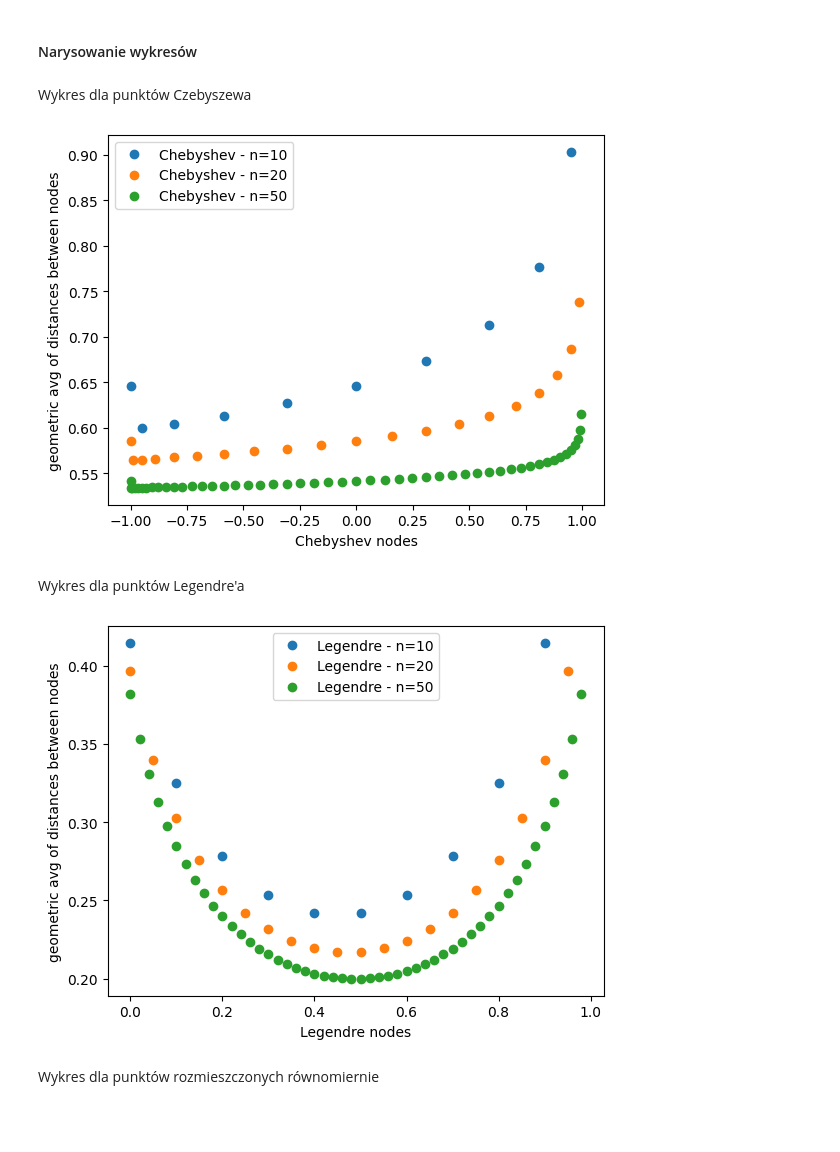
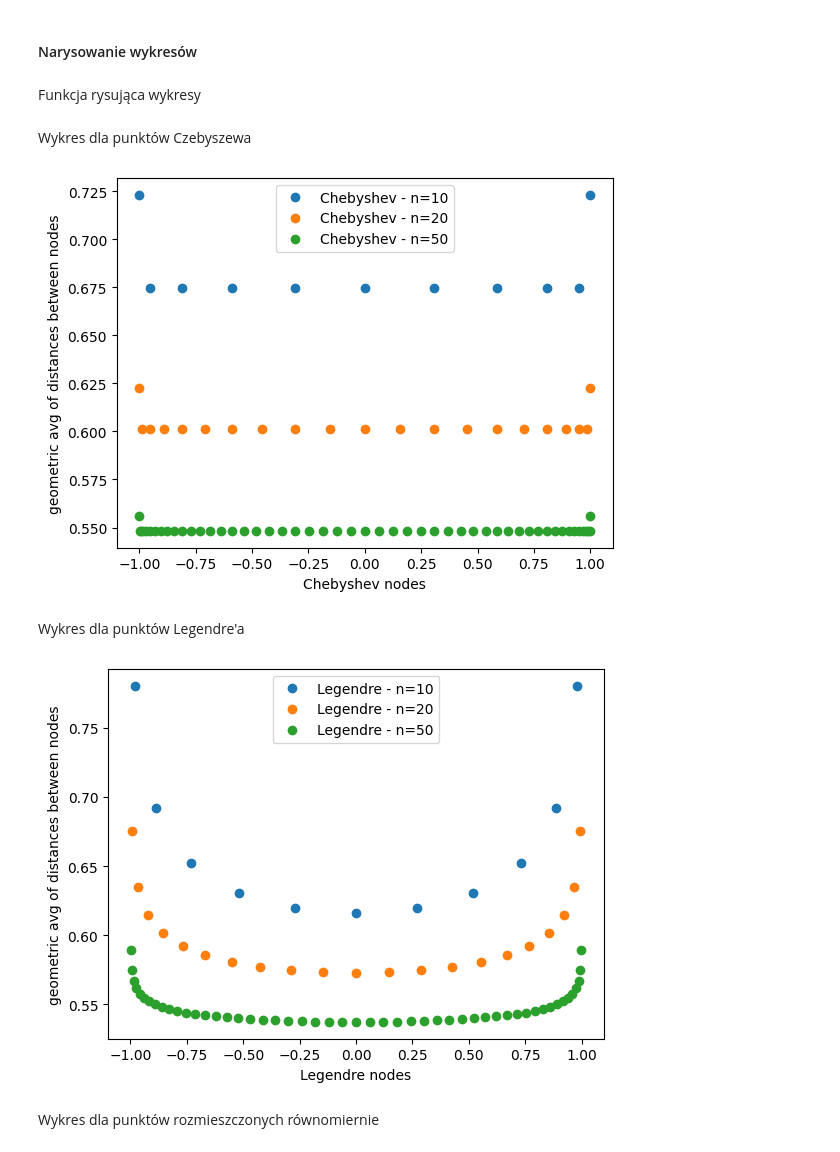
Before and after one commit to Mosder/agh, a Jupyter notebook: sem4/mownit/lab04/zad1.ipynb, the cells around one changed output. Saved outputs shown, nothing was run; the diff lists cells and outputs as text; code cells hidden in the pictures; blank space fills up the shorter version.

```diff
--- a/sem4/mownit/lab04/zad1.ipynb
+++ b/sem4/mownit/lab04/zad1.ipynb
@@ -34,53 +30,45 @@ def uniform_node(i, n):
 # used n values
 ns = [10, 20, 50]
 # chebyshev nodes sets
-chebyshev_nodes_sets = [chebyshev_node(np.array(range(n)),n) for n in ns]
+chebyshev_nodes_sets = [chebyshev_node(np.array(range(n+1)),n) for n in ns]
 # legendre nodes sets
-legendre_nodes_sets = [legendre_node(np.array(range(n)),n) for n in ns]
+legendre_nodes_sets = [np.polynomial.legendre.leggauss(n+1)[0] for n in ns]
 # uniform nodes sets
-uniform_nodes_sets = [uniform_node(np.array(range(n)),n) for n in ns]
+uniform_nodes_sets = [uniform_node(np.array(range(n+1)),n) for n in ns]
 # %% [markdown]
 <h4>Narysowanie wykresów</h4>
+# %% [markdown]
+Funkcja rysująca wykresy
+# %%
+# plot function
+def plot_nodes_sets(nodes_sets, plot_label):
+    # add plots
+    for nodes_set in nodes_sets:
+        plt.plot(
+            nodes_set,
+            geom_avgs(nodes_set),
+            label=f"{plot_label} - n={len(nodes_set)-1}",
+            linestyle='',
+            marker='o'
+        )
+    # add labels
+    plt.xlabel(f"{plot_label} nodes")
+    plt.ylabel("geometric avg of distances between nodes")
+    # show with legend
+    plt.legend()
+    plt.show()
 # %% [markdown]
 Wykres dla punktów Czebyszewa
 # %%
-# add plots
-for nodes_set in chebyshev_nodes_sets:
-    plt.plot(
-        nodes_set,
-        geom_avgs(nodes_set),
-        label=f"Chebyshev - n={len(nodes_set)}",
-        linestyle='',
-        marker='o'
-    )
-# add labels
-plt.xlabel("Chebyshev nodes")
-plt.ylabel("geometric avg of distances between nodes")
-# show with legend
-plt.legend()
-plt.show()
+plot_nodes_sets(chebyshev_nodes_sets, "Chebyshev")
 # %% [output]
-[figure, old version]
+[figure, new version]
 # %% [markdown]
 Wykres dla punktów Legendre'a
 # %%
-# add plots
-for nodes_set in legendre_nodes_sets:
-    plt.plot(
-        nodes_set,
-        geom_avgs(nodes_set),
-        label=f"Legendre - n={len(nodes_set)}",
-        linestyle='',
-        marker='o'
-    )
-# add labels
-plt.xlabel("Legendre nodes")
-plt.ylabel("geometric avg of distances between nodes")
-# show with legend
-plt.legend()
-plt.show()
+plot_nodes_sets(legendre_nodes_sets, "Legendre")
 # %% [output]
-[figure, old version]
+[figure, new version]
 # %% [markdown]
 Wykres dla punktów rozmieszczonych równomiernie
 # %%
```
Also changed, not shown: parts of 2 cells of this notebook.
